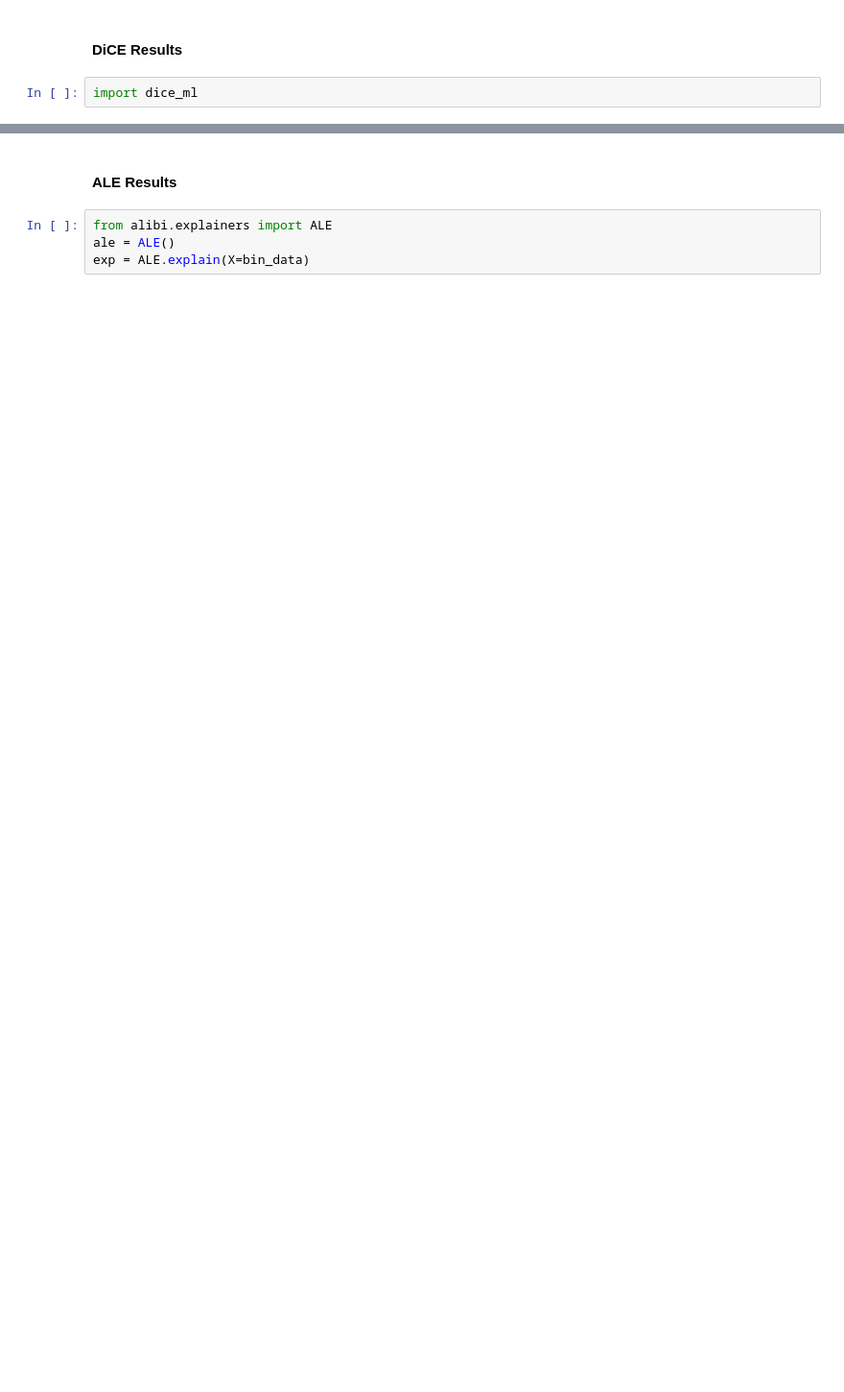
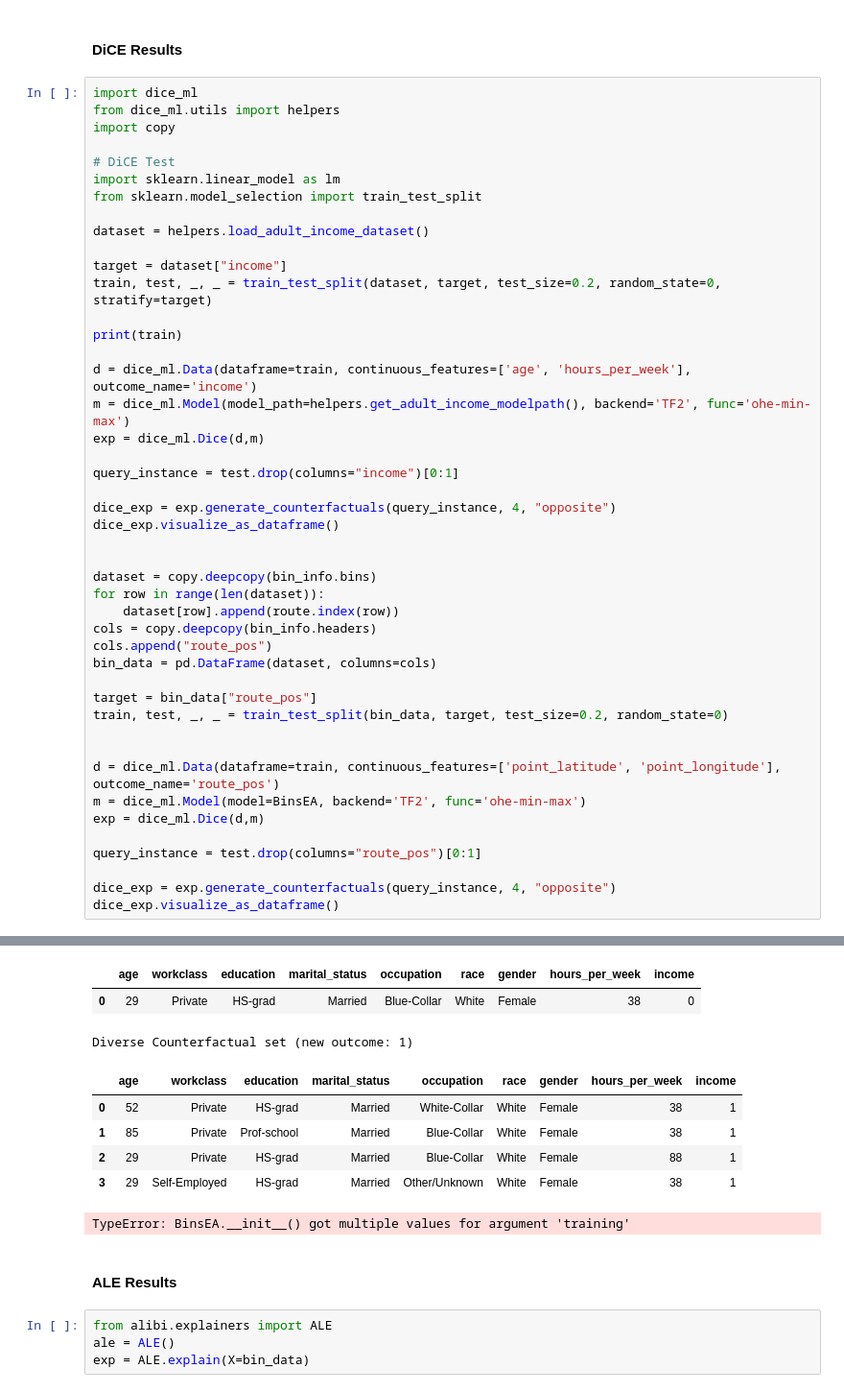
Before and after one commit to aadams1892/CISC-499-XAI-For-Waste-Management-Using-EA, a Jupyter notebook: model/main.ipynb, the cells around one changed output, grey strips where cells are left out. Shown at 96% size. Saved outputs shown, nothing was run; the diff lists cells and outputs as text; blank space fills up the shorter version.

```diff
--- a/model/main.ipynb
+++ b/model/main.ipynb
@@ -142,4 +160,48 @@ TypeError: The DType <class 'numpy._FloatAbstractDType'> could not be promoted b
 # %% [markdown]
 #### DiCE Results
-# %%
-import dice_ml
+# %%
+import dice_ml
+from dice_ml.utils import helpers
+import copy
+
+# DiCE Test
+import sklearn.linear_model as lm
+from sklearn.model_selection import train_test_split
+
+dataset = helpers.load_adult_income_dataset()
+
+target = dataset["income"]
+train, test, _, _ = train_test_split(dataset, target, test_size=0.2, random_state=0, stratify=target)
+
+print(train)
+
+d = dice_ml.Data(dataframe=train, continuous_features=['age', 'hours_per_week'], outcome_name='income')
+m = dice_ml.Model(model_path=helpers.get_adult_income_modelpath(), backend='TF2', func='ohe-min-max')
+exp = dice_ml.Dice(d,m)
+
+query_instance = test.drop(columns="income")[0:1]
+
+dice_exp = exp.generate_counterfactuals(query_instance, 4, "opposite")
+dice_exp.visualize_as_dataframe()
+
+
+dataset = copy.deepcopy(bin_info.bins)
+for row in range(len(dataset)):
+    dataset[row].append(route.index(row))
+cols = copy.deepcopy(bin_info.headers)
+cols.append("route_pos")
+bin_data = pd.DataFrame(dataset, columns=cols)
+
+target = bin_data["route_pos"]
+train, test, _, _ = train_test_split(bin_data, target, test_size=0.2, random_state=0)
+
+
+d = dice_ml.Data(dataframe=train, continuous_features=['point_latitude', 'point_longitude'], outcome_name='route_pos')
+m = dice_ml.Model(model=BinsEA, backend='TF2', func='ohe-min-max')
+exp = dice_ml.Dice(d,m)
+
+query_instance = test.drop(columns="route_pos")[0:1]
+
+dice_exp = exp.generate_counterfactuals(query_instance, 4, "opposite")
+dice_exp.visualize_as_dataframe()
+# %% [output]
@@ -146,3 +226,12 @@ import dice_ml
+|  | age | workclass | education | marital_status | occupation | race | gender | hours_per_week | income |
+| 0 | 29 | Private | HS-grad | Married | Blue-Collar | White | Female | 38 | 0 |
+Diverse Counterfactual set (new outcome: 1)
+|  | age | workclass | education | marital_status | occupation | race | gender | hours_per_week | income |
+| 0 | 52 | Private | HS-grad | Married | White-Collar | White | Female | 38 | 1 |
+| 1 | 85 | Private | Prof-school | Married | Blue-Collar | White | Female | 38 | 1 |
+| 2 | 29 | Private | HS-grad | Married | Blue-Collar | White | Female | 88 | 1 |
+| 3 | 29 | Self-Employed | HS-grad | Married | Other/Unknown | White | Female | 38 | 1 |
+TypeError: BinsEA.__init__() got multiple values for argument 'training'
 # %% [markdown]
 #### ALE Results
 # %%
```
Also changed, not shown: parts of 6 cells of this notebook, 2 other files.
